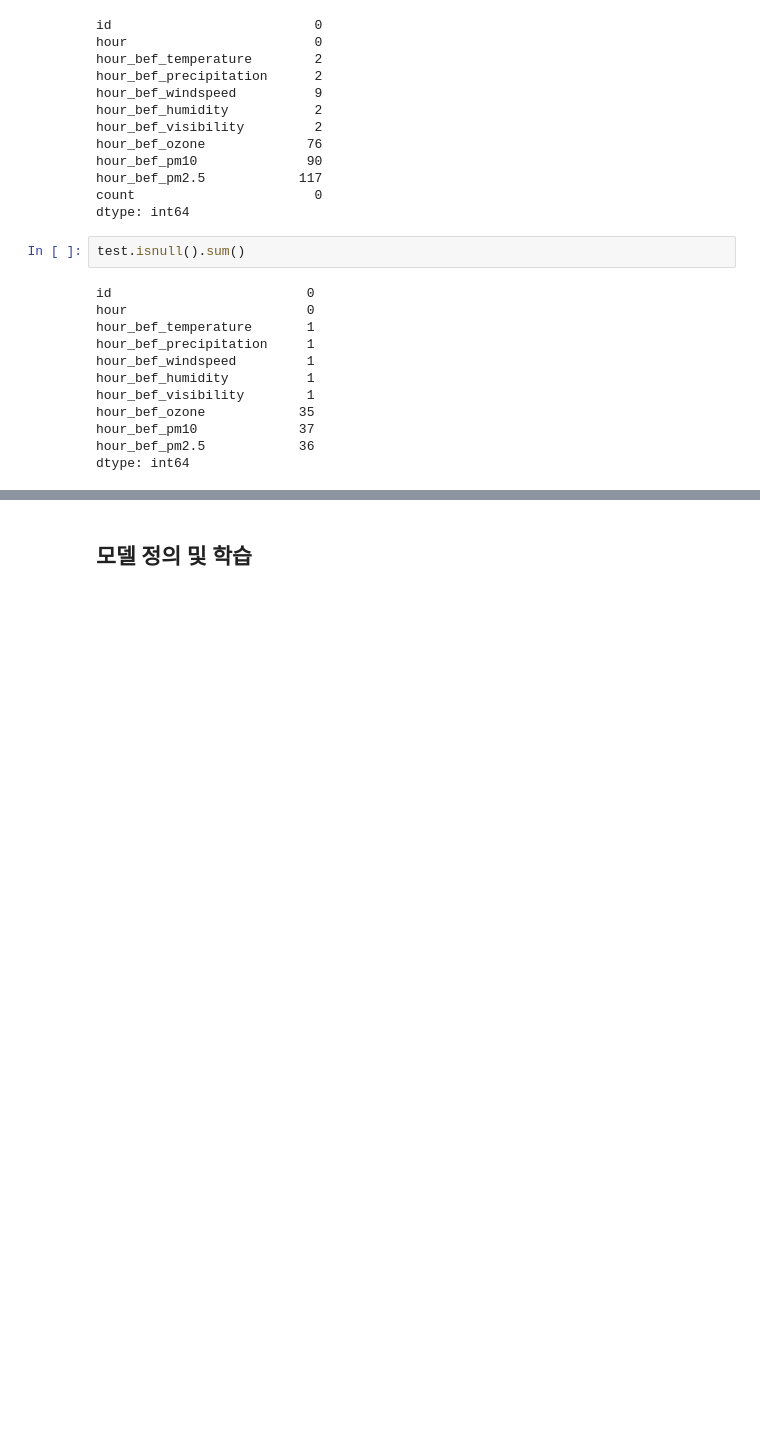
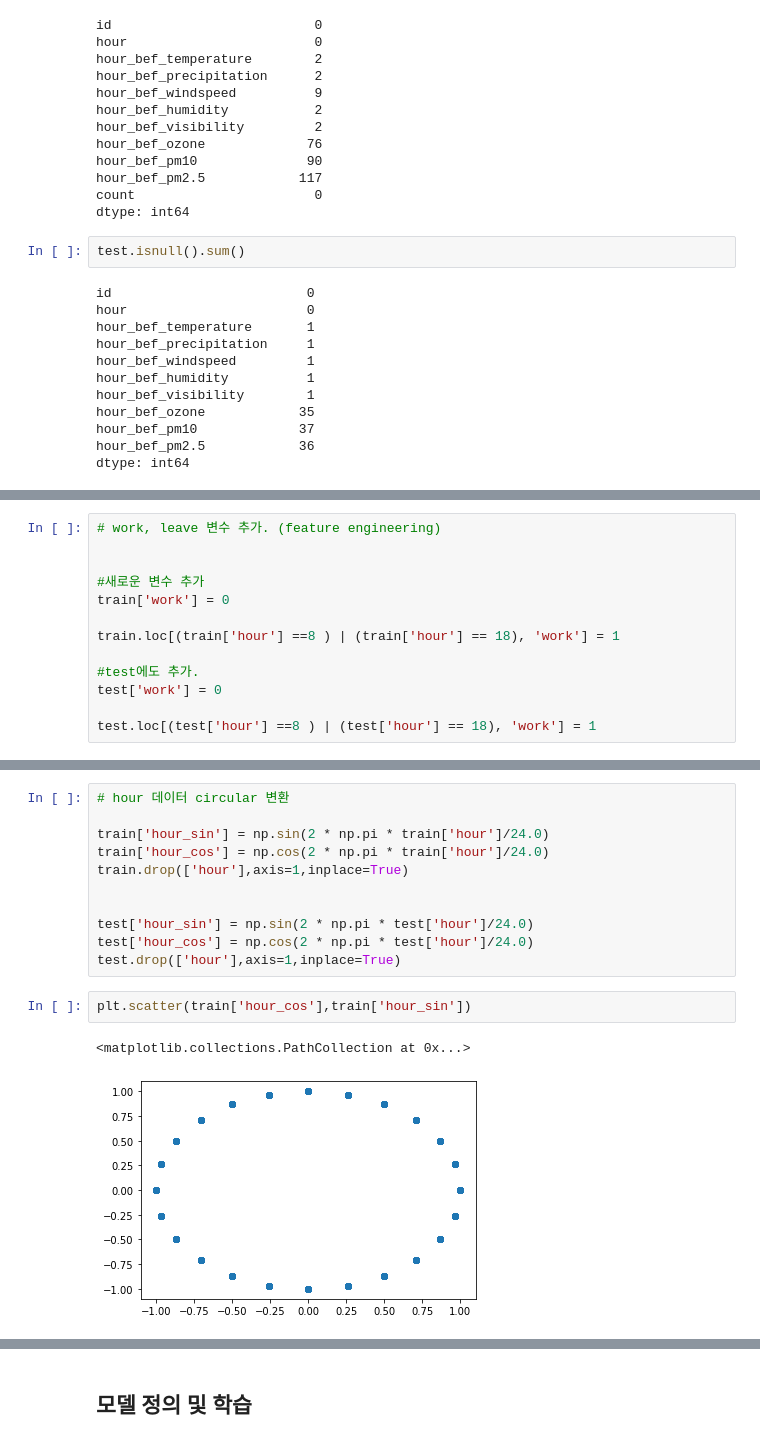
Before and after one commit to bub3690/2022_GDSC_INHA_AI, a Jupyter notebook: tabular/베이스라인_코드-수정.ipynb, the cells around one changed output, grey strips where cells are left out. Saved outputs shown, nothing was run; the diff lists cells and outputs as text; blank space fills up the shorter version.

```diff
--- a/tabular/베이스라인_코드-수정.ipynb
+++ b/tabular/베이스라인_코드-수정.ipynb
@@ -116,0 +217,13 @@ test.fillna(0,inplace = True)
+# %%
+# work, leave 변수 추가. (feature engineering)
+
+
+#새로운 변수 추가
+train['work'] = 0
+
+train.loc[(train['hour'] ==8 ) | (train['hour'] == 18), 'work'] = 1
+
+#test에도 추가.
+test['work'] = 0
+
+test.loc[(test['hour'] ==8 ) | (test['hour'] == 18), 'work'] = 1
@@ -116,0 +246,16 @@ test.fillna(0,inplace = True)
+# %%
+# hour 데이터 circular 변환
+
+train['hour_sin'] = np.sin(2 * np.pi * train['hour']/24.0)
+train['hour_cos'] = np.cos(2 * np.pi * train['hour']/24.0)
+train.drop(['hour'],axis=1,inplace=True)
+
+
+test['hour_sin'] = np.sin(2 * np.pi * test['hour']/24.0)
+test['hour_cos'] = np.cos(2 * np.pi * test['hour']/24.0)
+test.drop(['hour'],axis=1,inplace=True)
+# %%
+plt.scatter(train['hour_cos'],train['hour_sin'])
+# %% [output]
+<matplotlib.collections.PathCollection at 0x...>
+[figure, added]
```
Also changed, not shown: parts of 22 cells of this notebook, 4 other files.
